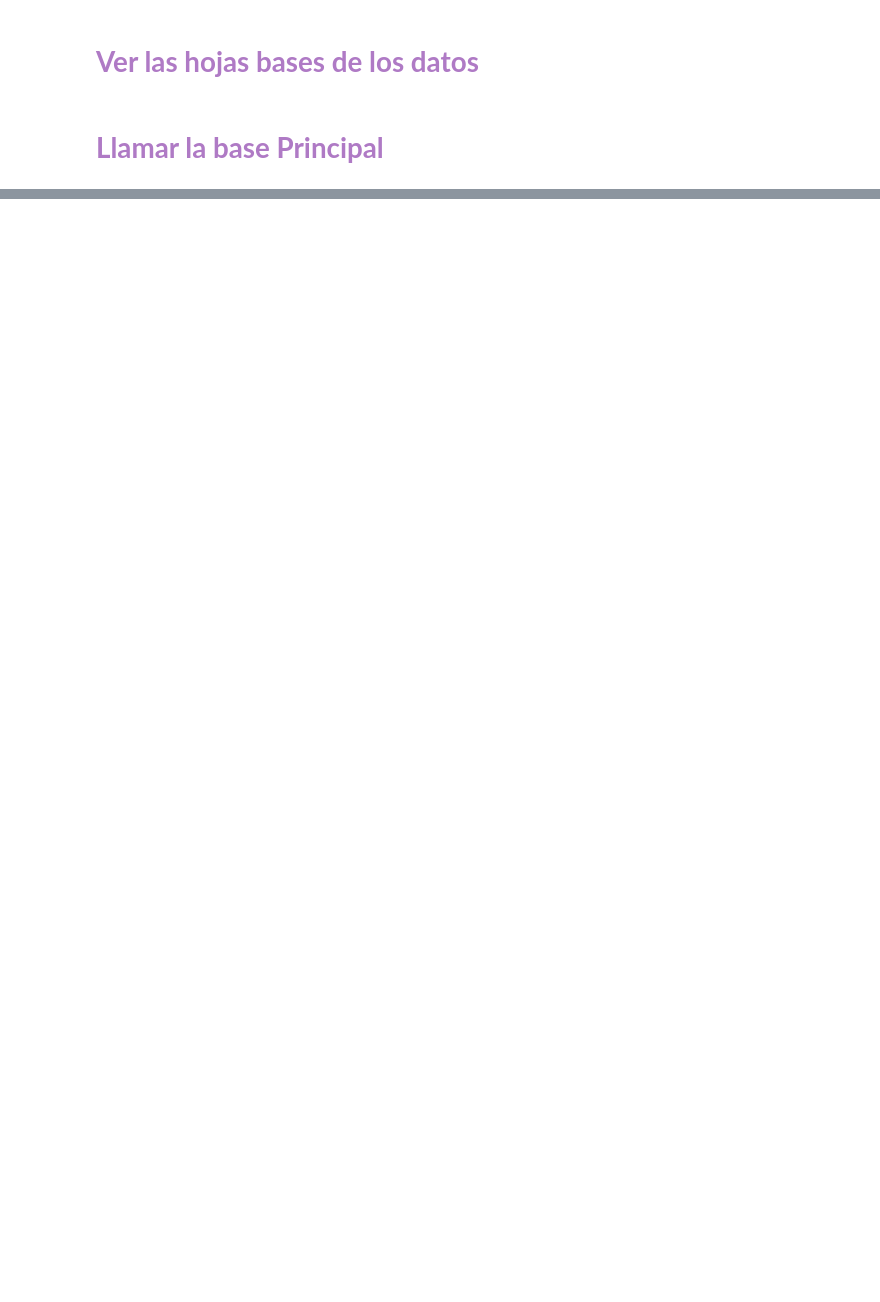
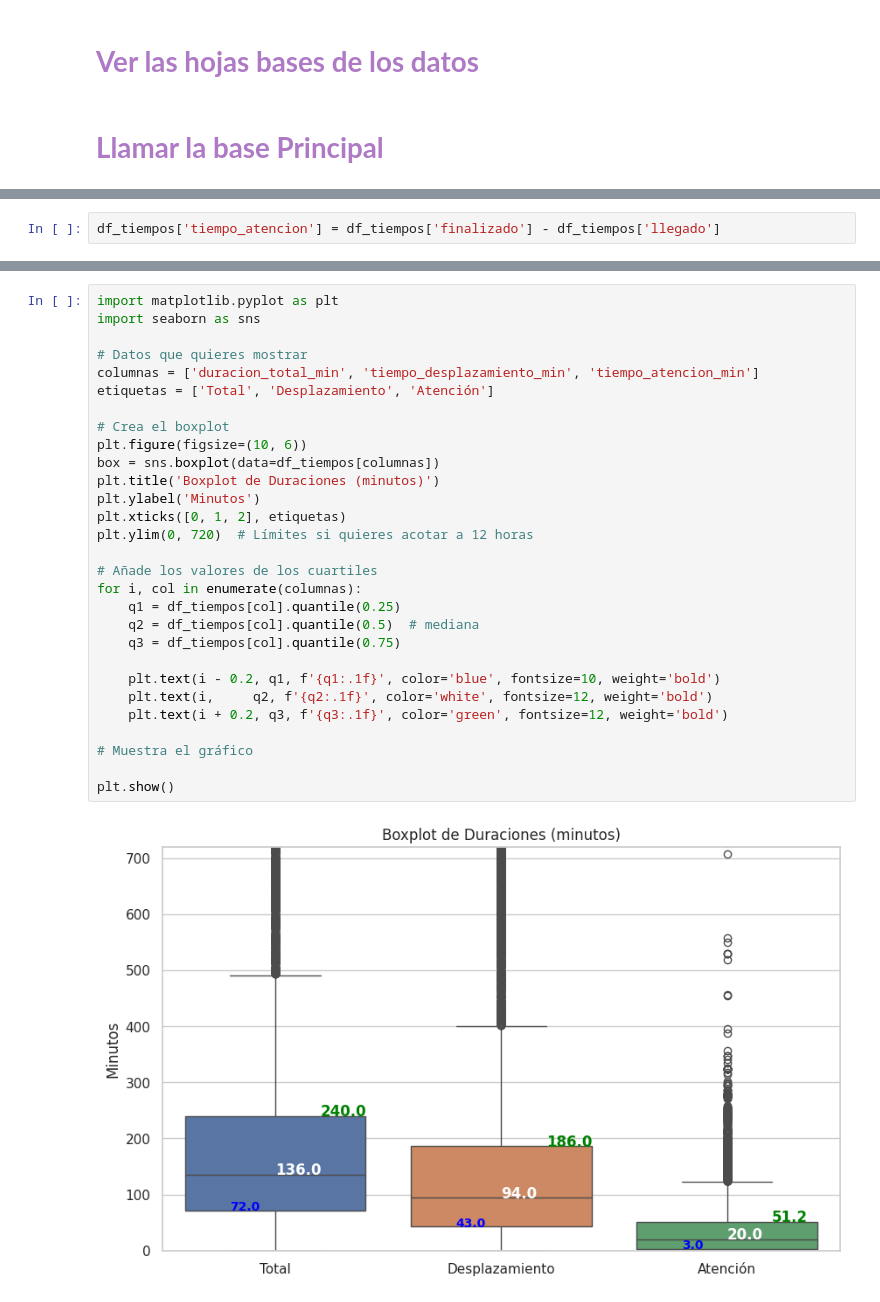
Before and after one commit to r2x4/quick__practice, a Jupyter notebook: quick_practise.ipynb, the cells around one changed output, grey strips where cells are left out. Saved outputs shown, nothing was run; the diff lists cells and outputs as text; blank space fills up the shorter version.

```diff
--- a/quick_practise.ipynb
+++ b/quick_practise.ipynb
@@ -255,0 +164,2 @@ base.to_csv('/content/base_limpia.csv', index=False)
+# %%
+df_tiempos['tiempo_atencion'] = df_tiempos['finalizado'] - df_tiempos['llegado']
@@ -255,0 +228,31 @@ base.to_csv('/content/base_limpia.csv', index=False)
+# %%
+import matplotlib.pyplot as plt
+import seaborn as sns
+
+# Datos que quieres mostrar
+columnas = ['duracion_total_min', 'tiempo_desplazamiento_min', 'tiempo_atencion_min']
+etiquetas = ['Total', 'Desplazamiento', 'Atención']
+
+# Crea el boxplot
+plt.figure(figsize=(10, 6))
+box = sns.boxplot(data=df_tiempos[columnas])
+plt.title('Boxplot de Duraciones (minutos)')
+plt.ylabel('Minutos')
+plt.xticks([0, 1, 2], etiquetas)
+plt.ylim(0, 720)  # Límites si quieres acotar a 12 horas
+
+# Añade los valores de los cuartiles
+for i, col in enumerate(columnas):
+    q1 = df_tiempos[col].quantile(0.25)
+    q2 = df_tiempos[col].quantile(0.5)  # mediana
+    q3 = df_tiempos[col].quantile(0.75)
+
+    plt.text(i - 0.2, q1, f'{q1:.1f}', color='blue', fontsize=10, weight='bold')
+    plt.text(i,     q2, f'{q2:.1f}', color='white', fontsize=12, weight='bold')
+    plt.text(i + 0.2, q3, f'{q3:.1f}', color='green', fontsize=12, weight='bold')
+
+# Muestra el gráfico
+
+plt.show()
+# %% [output]
+[figure, added]
```
Also changed, not shown: parts of 44 cells of this notebook.
